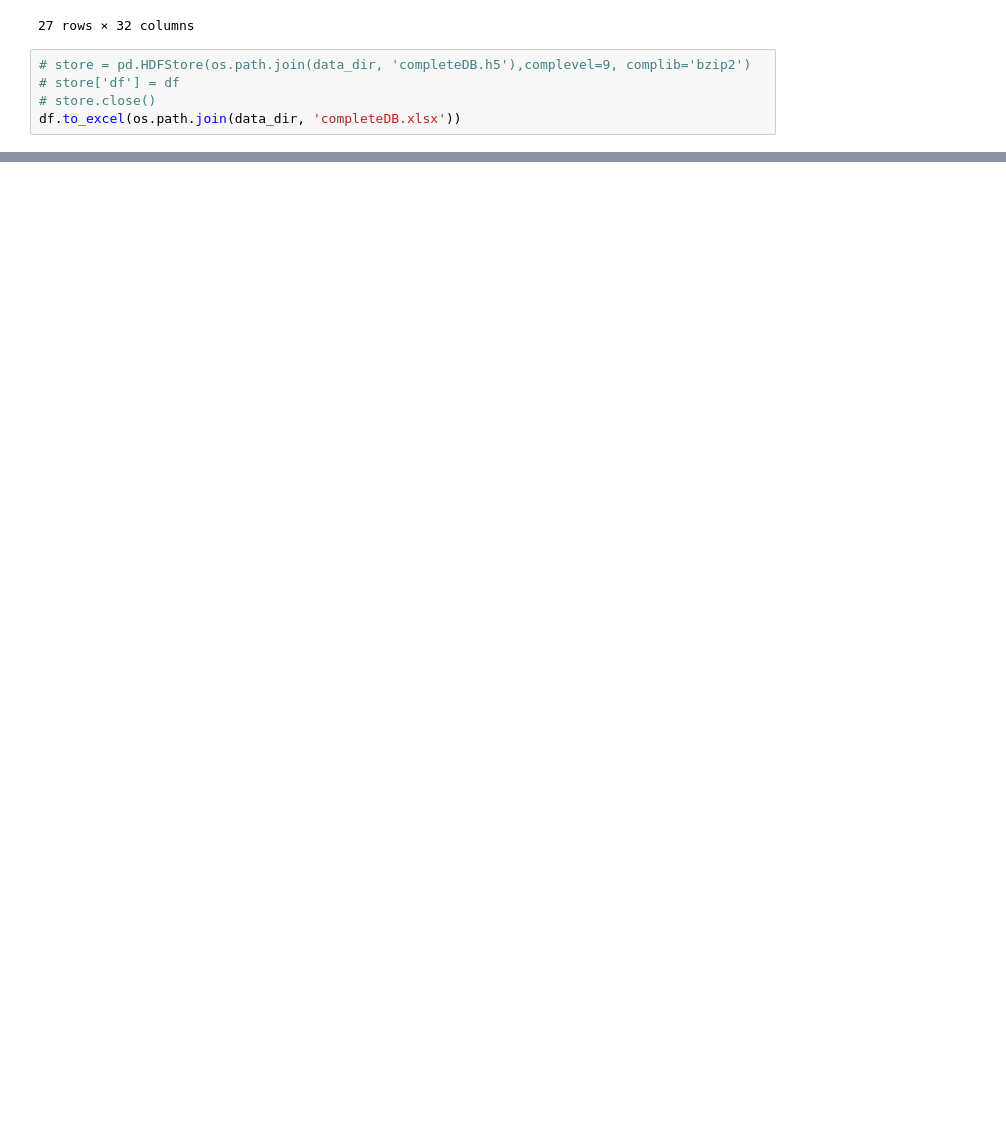
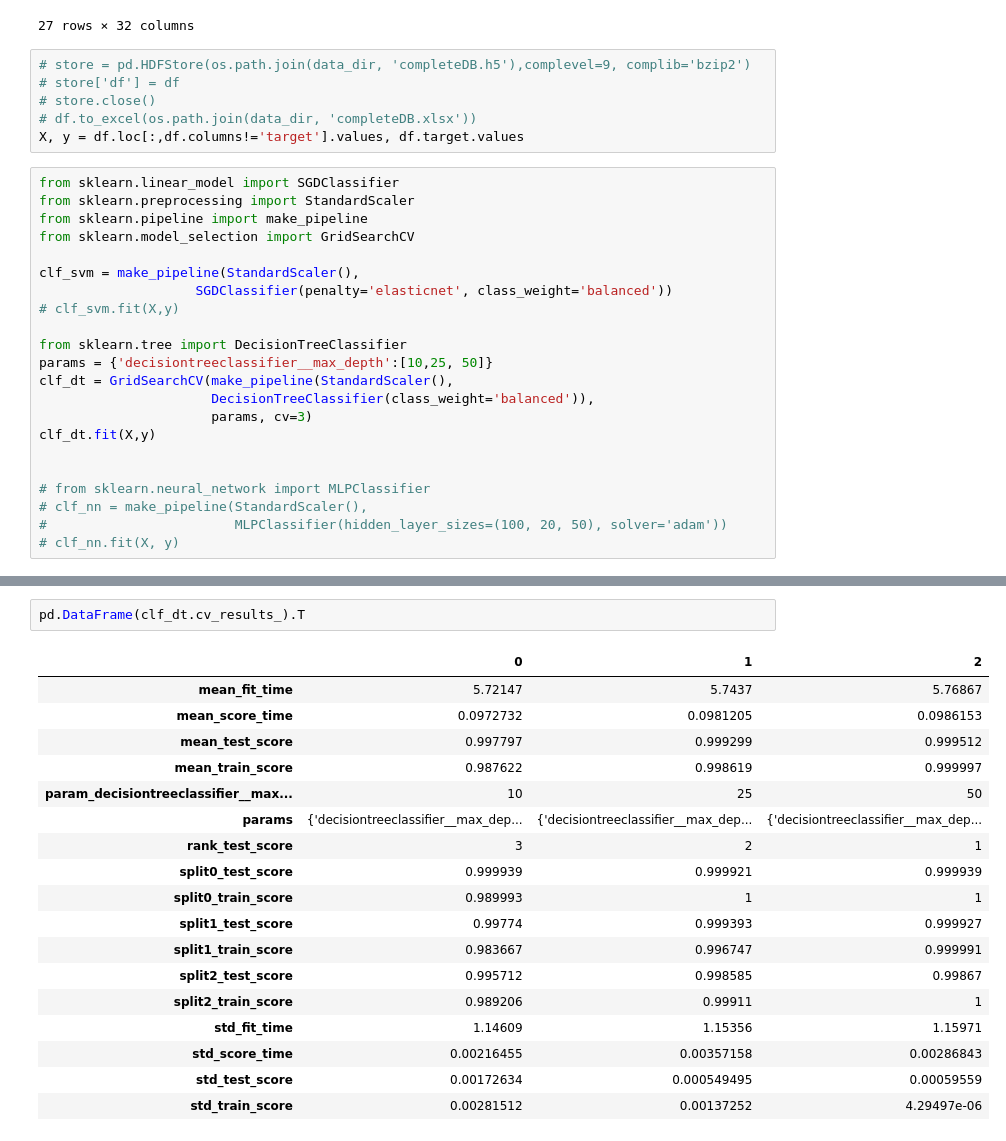
Before and after one commit to rtbs-dev/phm-feature-maker, a Jupyter notebook: sandbox.ipynb, the cells around one changed output, grey strips where cells are left out. Saved outputs shown, nothing was run; the diff lists cells and outputs as text; blank space fills up the shorter version.

Commit message:
sandbox update with working decision tree

```diff
--- a/sandbox.ipynb
+++ b/sandbox.ipynb
@@ -124,4 +126,27 @@ df[df.target==1]
 # store = pd.HDFStore(os.path.join(data_dir, 'completeDB.h5'),complevel=9, complib='bzip2')
 # store['df'] = df
 # store.close()
-df.to_excel(os.path.join(data_dir, 'completeDB.xlsx'))
+# df.to_excel(os.path.join(data_dir, 'completeDB.xlsx'))
+X, y = df.loc[:,df.columns!='target'].values, df.target.values
+# %%
+from sklearn.linear_model import SGDClassifier
+from sklearn.preprocessing import StandardScaler
+from sklearn.pipeline import make_pipeline
+from sklearn.model_selection import GridSearchCV
+
+clf_svm = make_pipeline(StandardScaler(),
+                    SGDClassifier(penalty='elasticnet', class_weight='balanced'))
+# clf_svm.fit(X,y)
+
+from sklearn.tree import DecisionTreeClassifier
+params = {'decisiontreeclassifier__max_depth':[10,25, 50]}
+clf_dt = GridSearchCV(make_pipeline(StandardScaler(),
+                      DecisionTreeClassifier(class_weight='balanced')),
+                      params, cv=3)
+clf_dt.fit(X,y)
+
+
+# from sklearn.neural_network import MLPClassifier
+# clf_nn = make_pipeline(StandardScaler(),
+#                        MLPClassifier(hidden_layer_sizes=(100, 20, 50), solver='adam'))
+# clf_nn.fit(X, y)
@@ -127,0 +183,21 @@ df.to_excel(os.path.join(data_dir, 'completeDB.xlsx'))
+# %%
+pd.DataFrame(clf_dt.cv_results_).T
+# %% [output]
+|  | 0 | 1 | 2 |
+| mean_fit_time | 5.72147 | 5.7437 | 5.76867 |
+| mean_score_time | 0.0972732 | 0.0981205 | 0.0986153 |
+| mean_test_score | 0.997797 | 0.999299 | 0.999512 |
+| mean_train_score | 0.987622 | 0.998619 | 0.999997 |
+| param_decisiontreeclassifier__max... | 10 | 25 | 50 |
+| params | {'decisiontreeclassifier__max_dep... | {'decisiontreeclassifier__max_dep... | {'decisiontreeclassifier__max_dep... |
+| rank_test_score | 3 | 2 | 1 |
+| split0_test_score | 0.999939 | 0.999921 | 0.999939 |
+| split0_train_score | 0.989993 | 1 | 1 |
+| split1_test_score | 0.99774 | 0.999393 | 0.999927 |
+| split1_train_score | 0.983667 | 0.996747 | 0.999991 |
+| split2_test_score | 0.995712 | 0.998585 | 0.99867 |
+| split2_train_score | 0.989206 | 0.99911 | 1 |
+| std_fit_time | 1.14609 | 1.15356 | 1.15971 |
+| std_score_time | 0.00216455 | 0.00357158 | 0.00286843 |
+| std_test_score | 0.00172634 | 0.000549495 | 0.00059559 |
+| std_train_score | 0.00281512 | 0.00137252 | 4.29497e-06 |
```
Also changed, not shown: parts of 7 cells of this notebook.
